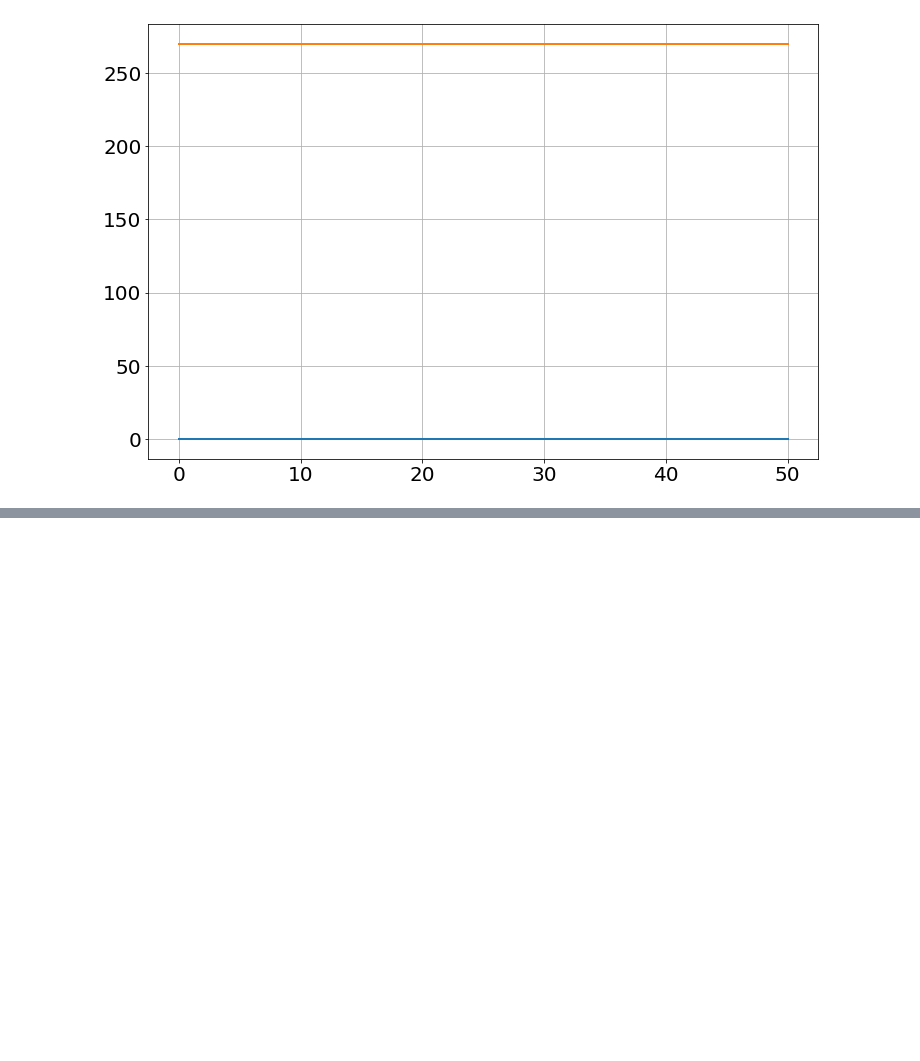
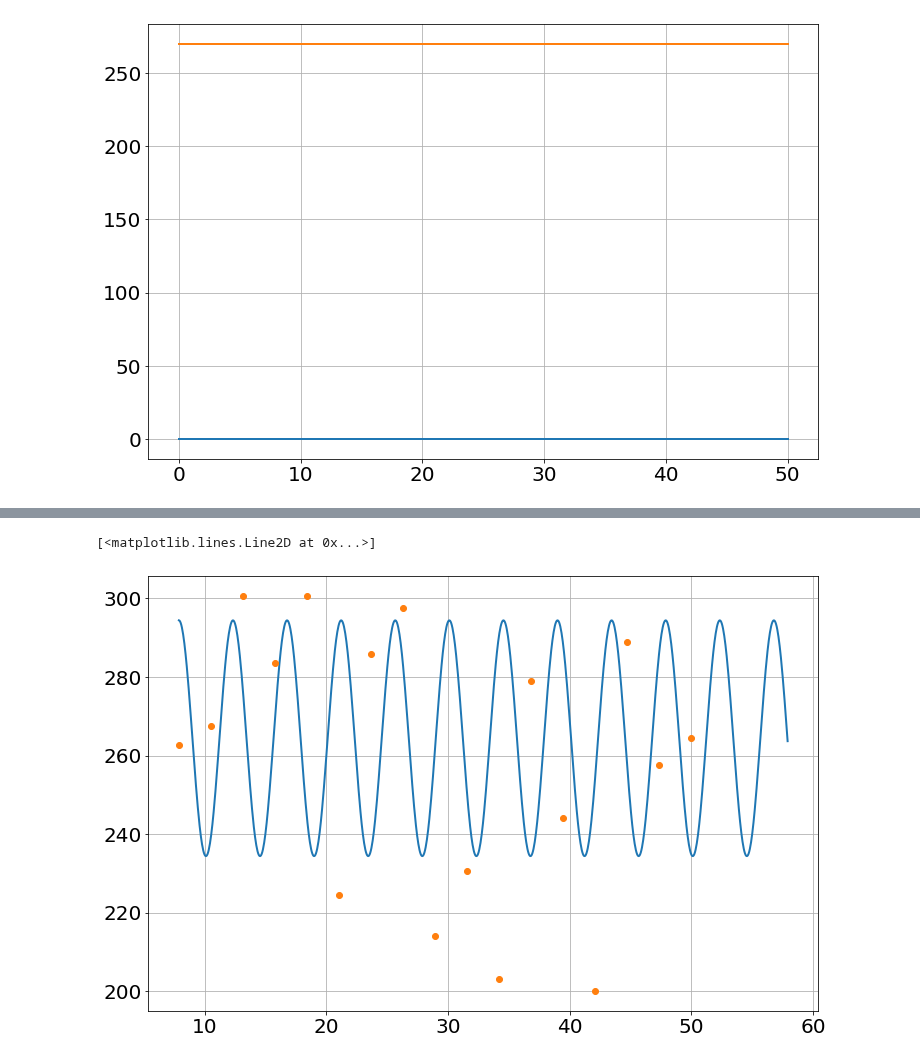
Before and after one commit to bblais/Computer-Programming-for-the-Sciences-Spring-2022, a Jupyter notebook: Sprint #2 - Dynamical Systems and Parameters/2022-03-01 Class.ipynb, the cells around one changed output, grey strips where cells are left out. Drawn from its saved outputs; the diff is of its cells as text; code cells hidden in the pictures; blank space fills up the shorter version.

```diff
--- a/Sprint #2 - Dynamical Systems and Parameters/2022-03-01 Class.ipynb
+++ b/Sprint #2 - Dynamical Systems and Parameters/2022-03-01 Class.ipynb
@@ -186,0 +193,18 @@ plot(sim.t,sim.x)
+# %%
+sim=Simulation()
+sim.add("x'=v",30)
+sim.add("v'=-k*x/m",0)
+sim.params(k=2,m=1)
+sim.run(50)
+# %%
+new_y_data=y_data[3:]
+new_t_data=t_data[3:]
+# %%
+μ=median(new_y_data)
+min_t=min(new_t_data)
+plot(sim.t+min_t,sim.x+μ)
+
+plot(new_t_data,new_y_data,'o')
+# %% [output]
+[<matplotlib.lines.Line2D at 0x...>]
+[figure, added]
```
Also changed, not shown: parts of 11 cells of this notebook, 1 other file.
